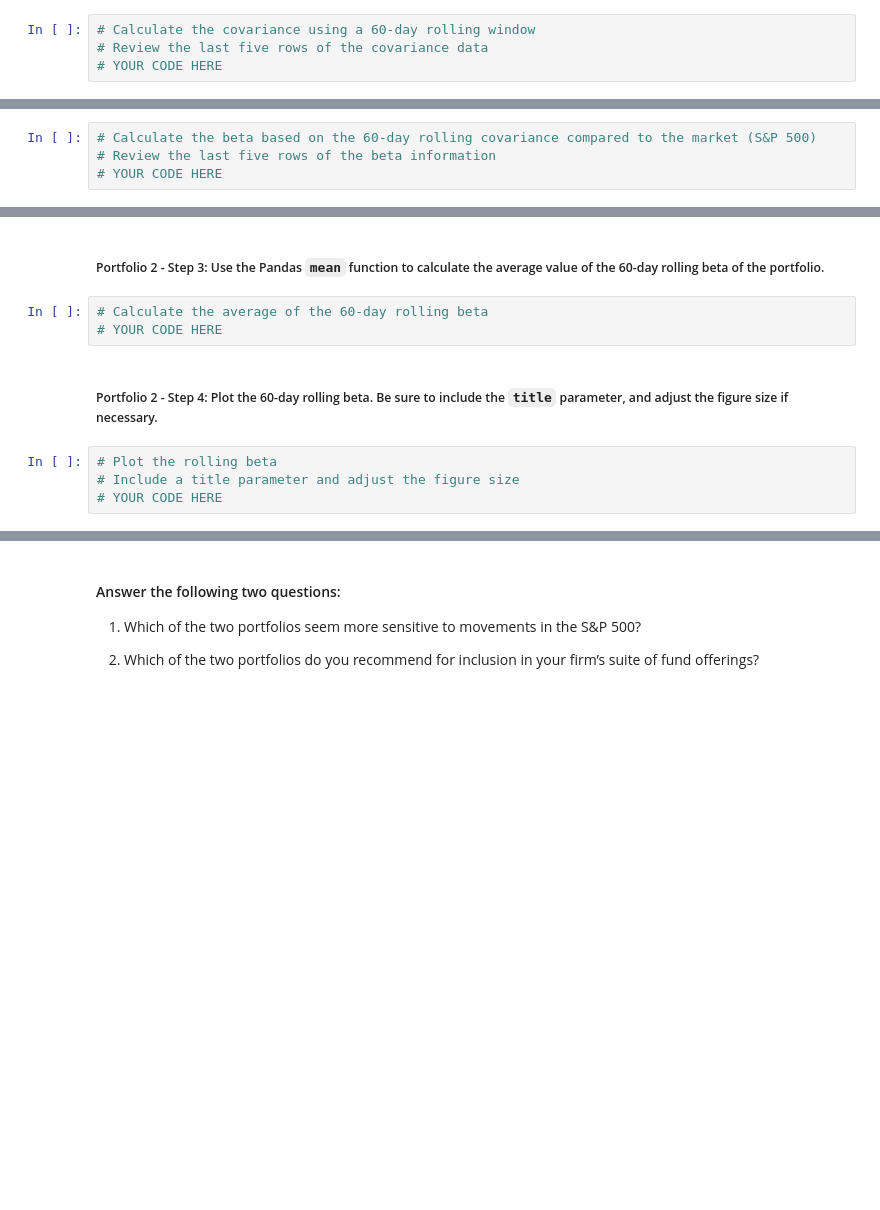
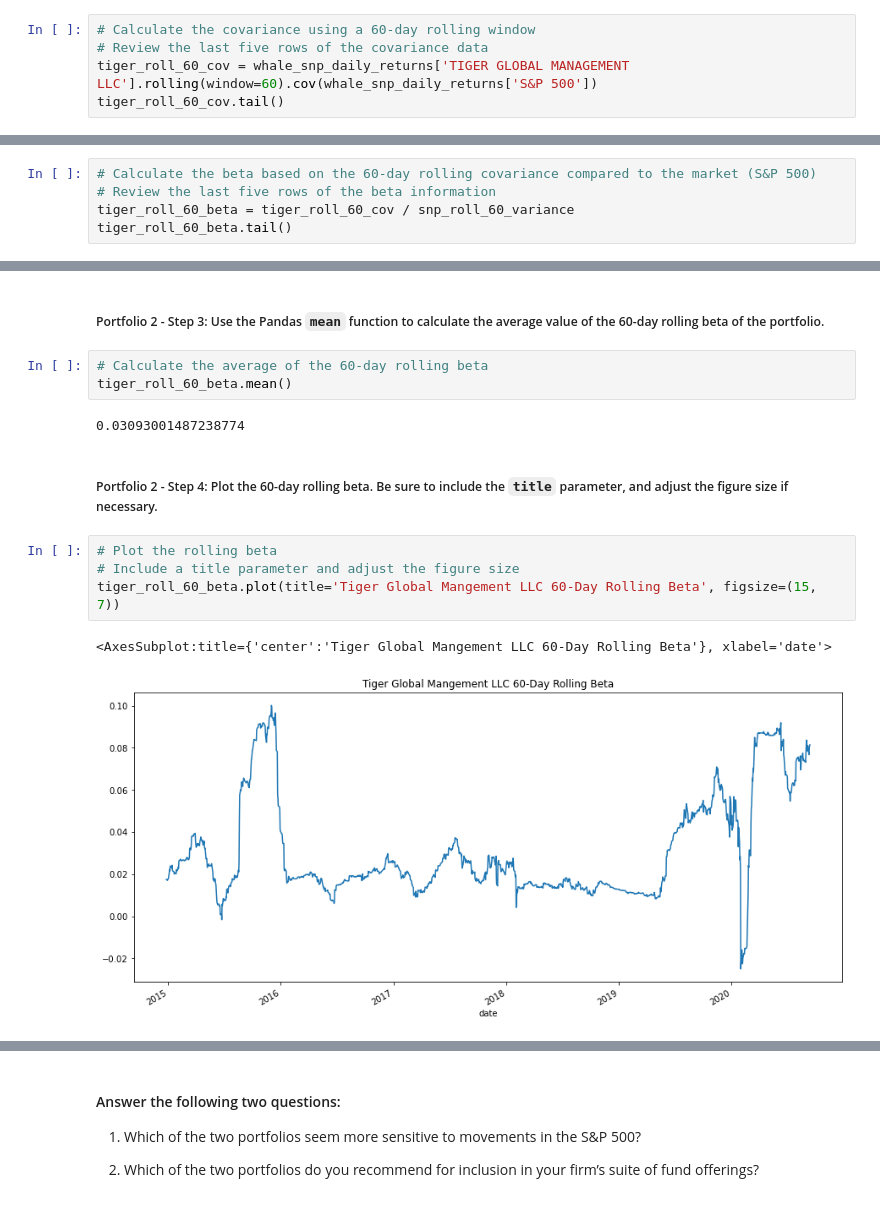
Before and after one commit to ethansilvas/whale-risk-return-analysis, a Jupyter notebook: risk_return_analysis.ipynb, the cells around one changed output, grey strips where cells are left out. Drawn from its saved outputs; the diff is of its cells as text; blank space fills up the shorter version.

```diff
--- a/risk_return_analysis.ipynb
+++ b/risk_return_analysis.ipynb
@@ -467,4 +499,5 @@ Your analysis is nearing completion. Now, you need to evaluate how the portfolio
 # %%
 # Calculate the covariance using a 60-day rolling window
 # Review the last five rows of the covariance data
-# YOUR CODE HERE
+tiger_roll_60_cov = whale_snp_daily_returns['TIGER GLOBAL MANAGEMENT LLC'].rolling(window=60).cov(whale_snp_daily_returns['S&P 500'])
+tiger_roll_60_cov.tail()
@@ -473,4 +514,5 @@ Your analysis is nearing completion. Now, you need to evaluate how the portfolio
 # %%
 # Calculate the beta based on the 60-day rolling covariance compared to the market (S&P 500)
 # Review the last five rows of the beta information
-# YOUR CODE HERE
+tiger_roll_60_beta = tiger_roll_60_cov / snp_roll_60_variance
+tiger_roll_60_beta.tail()
@@ -478,10 +528,15 @@ Your analysis is nearing completion. Now, you need to evaluate how the portfolio
 ##### Portfolio 2 - Step 3: Use the Pandas `mean` function to calculate the average value of the 60-day rolling beta of the portfolio.
 # %%
 # Calculate the average of the 60-day rolling beta
-# YOUR CODE HERE
+tiger_roll_60_beta.mean()
+# %% [output]
+0.03093001487238774
 # %% [markdown]
 ##### Portfolio 2 - Step 4: Plot the 60-day rolling beta. Be sure to include the `title` parameter, and adjust the figure size if necessary.
 # %%
 # Plot the rolling beta
 # Include a title parameter and adjust the figure size
-# YOUR CODE HERE
+tiger_roll_60_beta.plot(title='Tiger Global Mangement LLC 60-Day Rolling Beta', figsize=(15, 7))
+# %% [output]
+<AxesSubplot:title={'center':'Tiger Global Mangement LLC 60-Day Rolling Beta'}, xlabel='date'>
+[figure, added]
```
Also changed, not shown: parts of 33 cells of this notebook.
